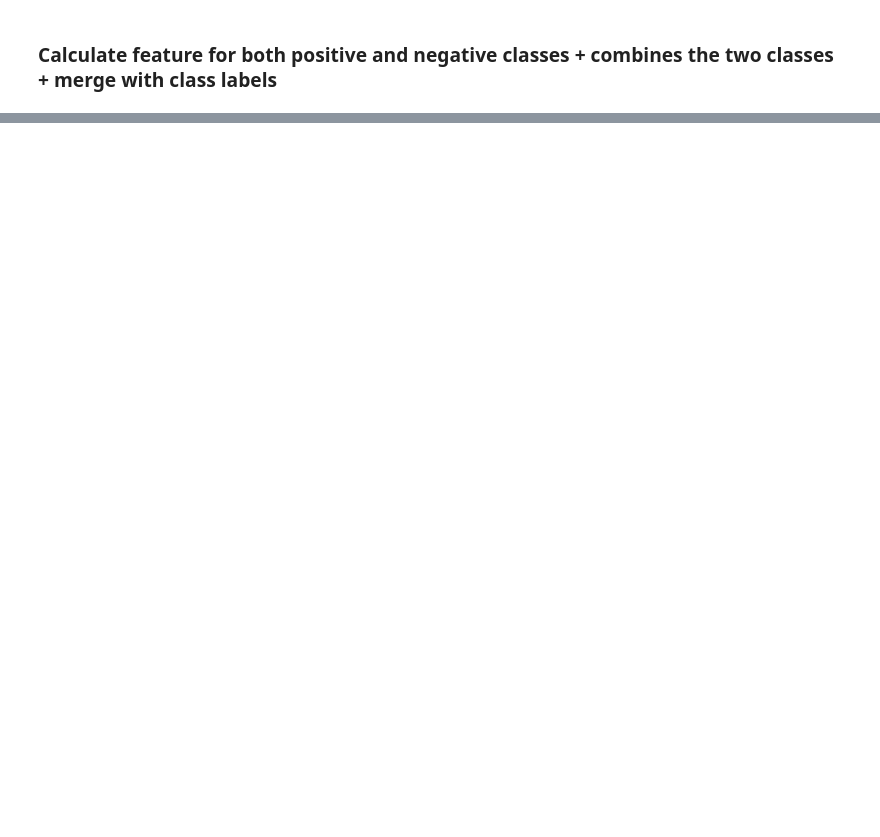
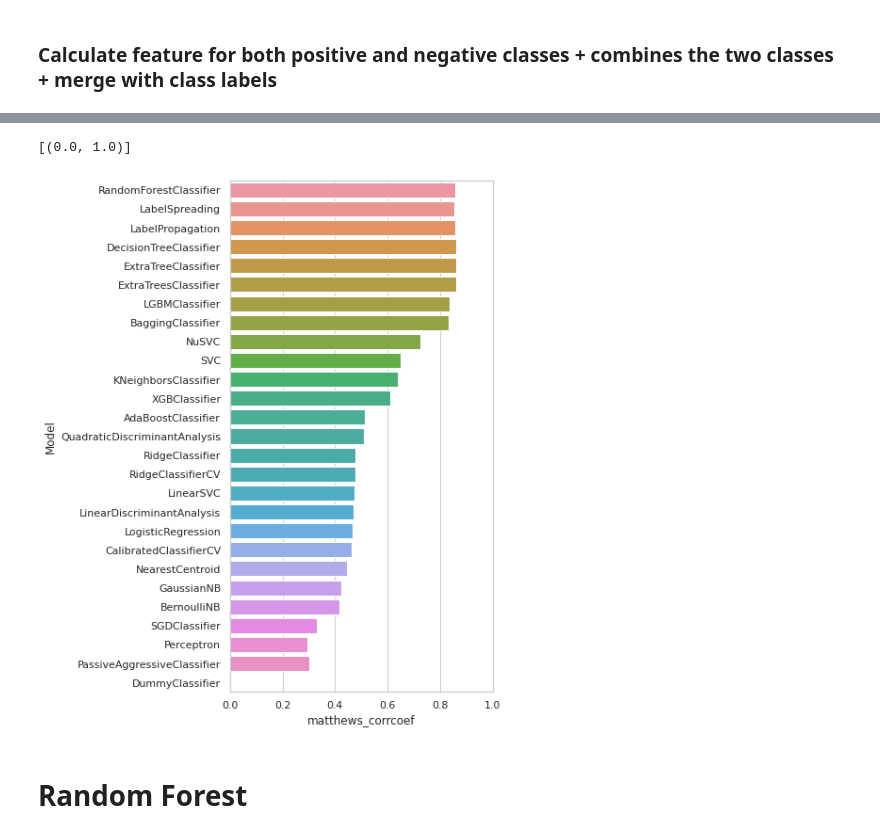
Before and after one commit to kashaf874/Machine-Learning-Model-to-Predict-antimicrobial-Peptides-from-set-of-antimicrobial-Peptides-, a Jupyter notebook: code_anti_short_micro_peptides/Antimicrobial_Peptide_QSAR.ipynb, the cells around one changed output, grey strips where cells are left out. Saved outputs shown, nothing was run; the diff lists cells and outputs as text; code cells hidden in the pictures; blank space fills up the shorter version.

```diff
--- a/code_anti_short_micro_peptides/Antimicrobial_Peptide_QSAR.ipynb
+++ b/code_anti_short_micro_peptides/Antimicrobial_Peptide_QSAR.ipynb
@@ -384,0 +516,14 @@ y = feature['class'].copy()
+# %%
+# Plot of MCC
+import matplotlib.pyplot as plt
+import seaborn as sns
+
+plt.figure(figsize=(5, 10))
+sns.set_theme(style="whitegrid")
+ax = sns.barplot(y=models_train.index, x="matthews_corrcoef", data=models_train)
+ax.set(xlim=(0, 1))
+# %% [output]
+[(0.0, 1.0)]
+[figure, added]
+# %% [markdown]
+# **Random Forest**
```
Also changed, not shown: parts of 29 cells of this notebook.
